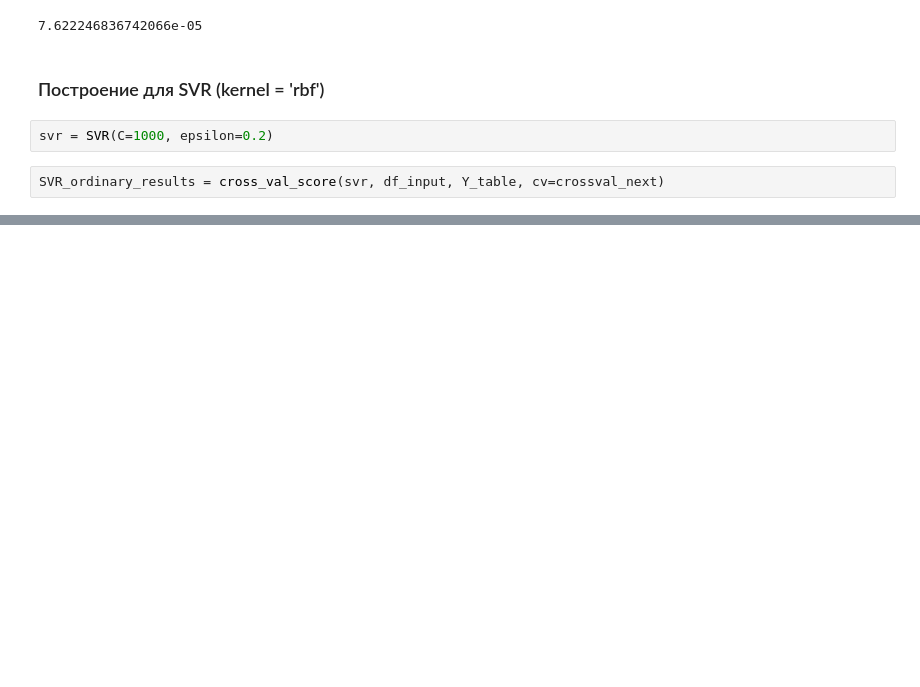
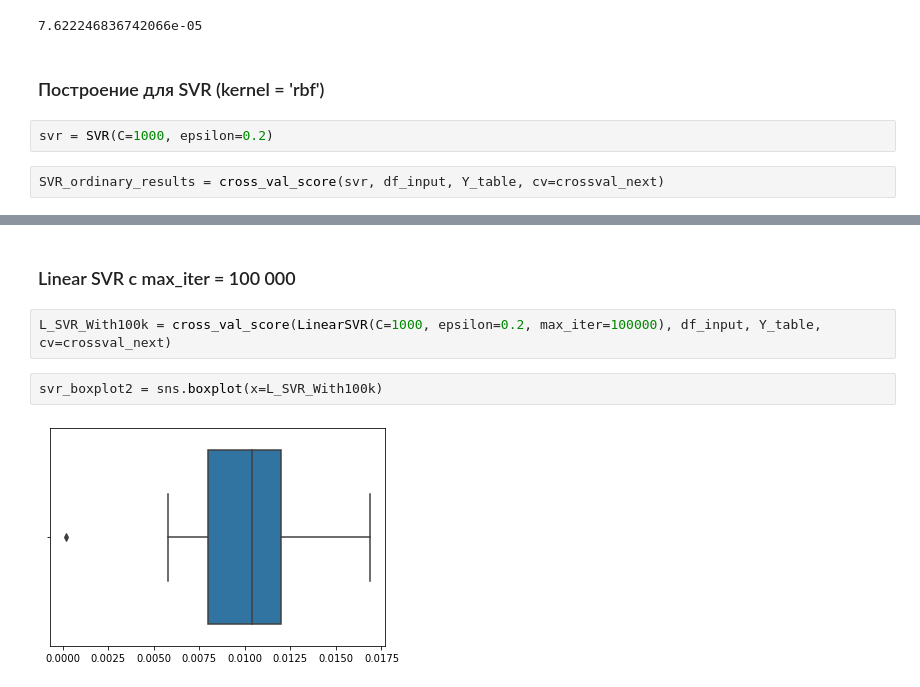
Before and after one commit to SuvorovNM/IntroML_Lab3, a Jupyter notebook: Lab3.ipynb, the cells around one changed output, grey strips where cells are left out. Saved outputs shown, nothing was run; the diff lists cells and outputs as text; blank space fills up the shorter version.

Commit message:
Added Linear SVR with 100 000 iterations

```diff
--- a/Lab3.ipynb
+++ b/Lab3.ipynb
@@ -1390,2 +1388,10 @@ svr_boxplot = sns.boxplot(x=SVR_ordinary_results)
 # %% [output]
 [figure]
+# %% [markdown]
+### Linear SVR c max_iter = 100 000
+# %%
+L_SVR_With100k = cross_val_score(LinearSVR(C=1000, epsilon=0.2, max_iter=100000), df_input, Y_table, cv=crossval_next)
+# %%
+svr_boxplot2 = sns.boxplot(x=L_SVR_With100k)
+# %% [output]
+[figure, added]
```
Also changed, not shown: parts of 2 cells of this notebook.
